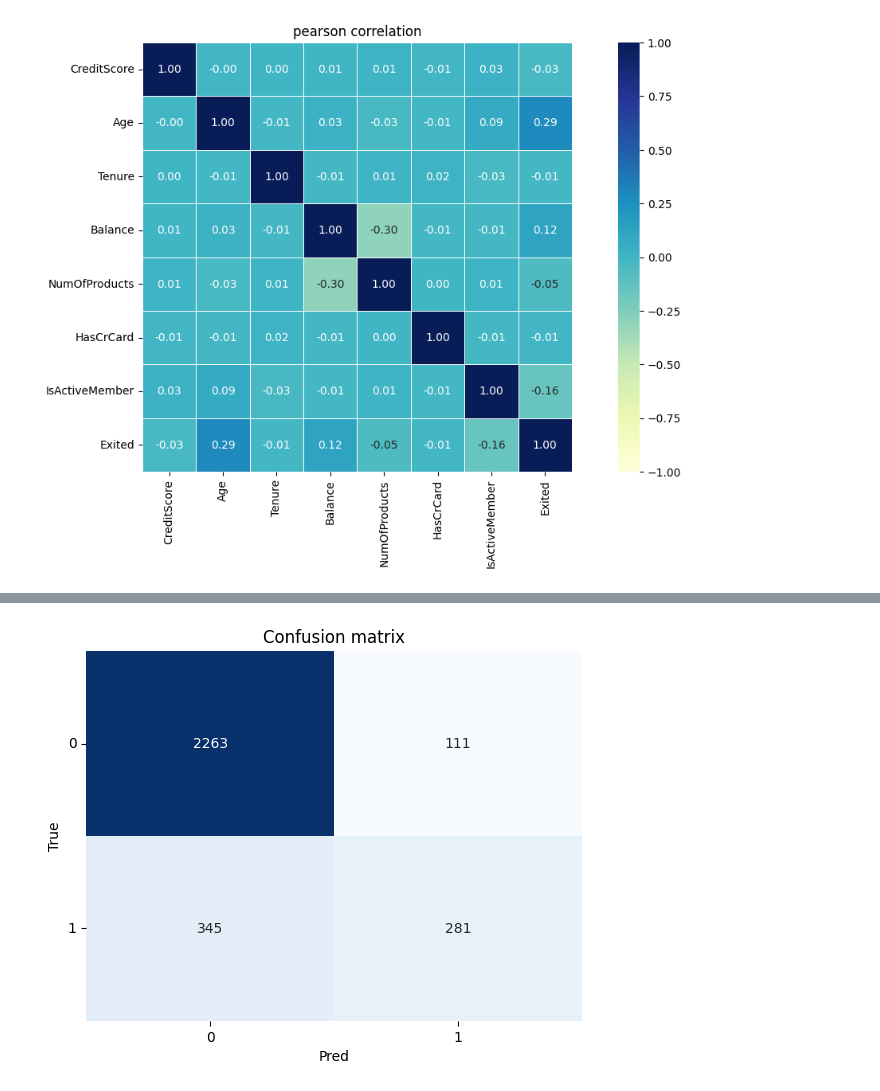
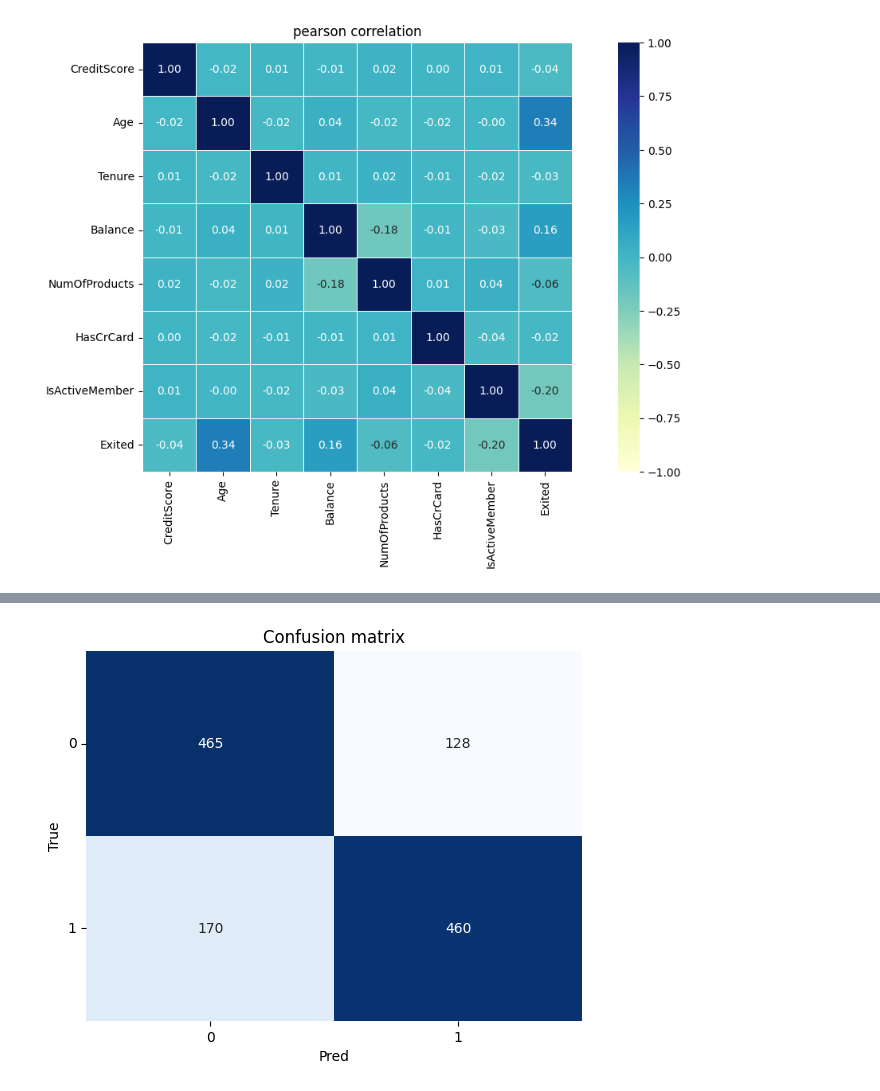
Before and after one commit to QS1lE/ml_data.mining, a Jupyter notebook: practice/practice 3.ipynb, the cells around one changed output, grey strips where cells are left out. Saved outputs shown, nothing was run; the diff lists cells and outputs as text; code cells hidden in the pictures.

```diff
--- a/practice/practice 3.ipynb
+++ b/practice/practice 3.ipynb
@@ -78,4 +78,4 @@ df = df.dropna()
 # %% [markdown]
 Удаление неужных столбцов
 # %%
-df = df.drop(['RowNumber','CustomerId', 'Surname', 'Gender', 'EstimatedSalary'], axis=1)
+data = data.drop(['RowNumber','CustomerId', 'Surname', 'Gender', 'EstimatedSalary'], axis=1)
@@ -81,0 +84,3 @@ df = df.drop(['RowNumber','CustomerId', 'Surname', 'Gender', 'EstimatedSalary'],
+# %%
+df_counts = data['Exited'].value_counts()
+for_del = df_counts.loc[0] - df_counts.loc[1]
@@ -81,0 +91,4 @@ df = df.drop(['RowNumber','CustomerId', 'Surname', 'Gender', 'EstimatedSalary'],
+# %%
+indexq = data[data['Exited']==0][:for_del].index
+df = data.drop(indexq)
+df['Exited'].value_counts()
@@ -637,10 +655,10 @@ plt.show()
 '''
 Проектирование, обучение, тестирование и оценка модели машинного обучения:
 '''
-X_train = train_x_scaled[['CreditScore', 'Geography_ind', 'Age', 'NumOfProducts', 'HasCrCard', 'IsActiveMember', 'Balance', 'Tenure']]
+X_train = train_x_scaled[['CreditScore', 'Age', 'NumOfProducts', 'Balance', 'Tenure']]
 y_train = train_y_scaled
 
-X_test = test_x_scaled[['CreditScore', 'Geography_ind', 'Age', 'NumOfProducts', 'HasCrCard', 'IsActiveMember', 'Balance', 'Tenure']]
+X_test = test_x_scaled[['CreditScore', 'Age', 'NumOfProducts', 'Balance', 'Tenure']]
 y_test = test_y_scaled
 # %%
 '''
@@ -803,22 +821,22 @@ plt.show()
 # %%
 '''
-Confusion matrix (Мультиклассовый)
+Confusion matrix (Мультиклассовый (Матрица ошибок))
 '''
 
 classes = np.unique(y_test)
 fig, ax = plt.subplots()
 cm = metrics.confusion_matrix(y_test, predicted, labels=classes)
 sns.heatmap(cm, annot=True, fmt='d', cmap=plt.cm.Blues, cbar=False)
 ax.set(xlabel="Pred", ylabel="True", title="Confusion matrix")
 ax.set_yticklabels(labels=classes, rotation=0)
 '''
 построим график
 
 '''
 
 plt.show()
 # %% [output]
-[figure, old version]
+[figure, new version]
 # %%
 '''
 Вспомогательная функция для построения confusion matrix для каждого класса
```
Also changed, not shown: parts of 32 cells of this notebook.
